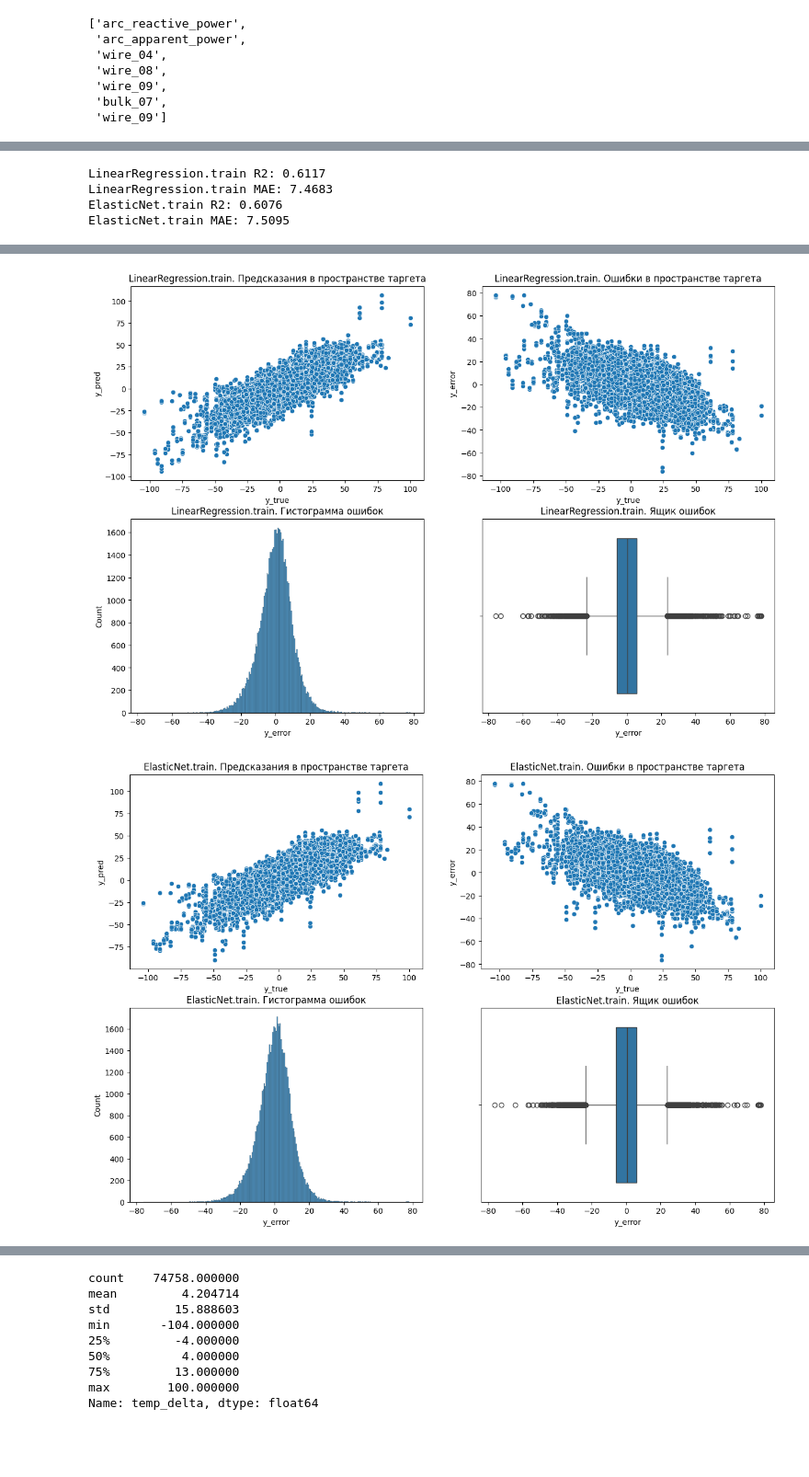
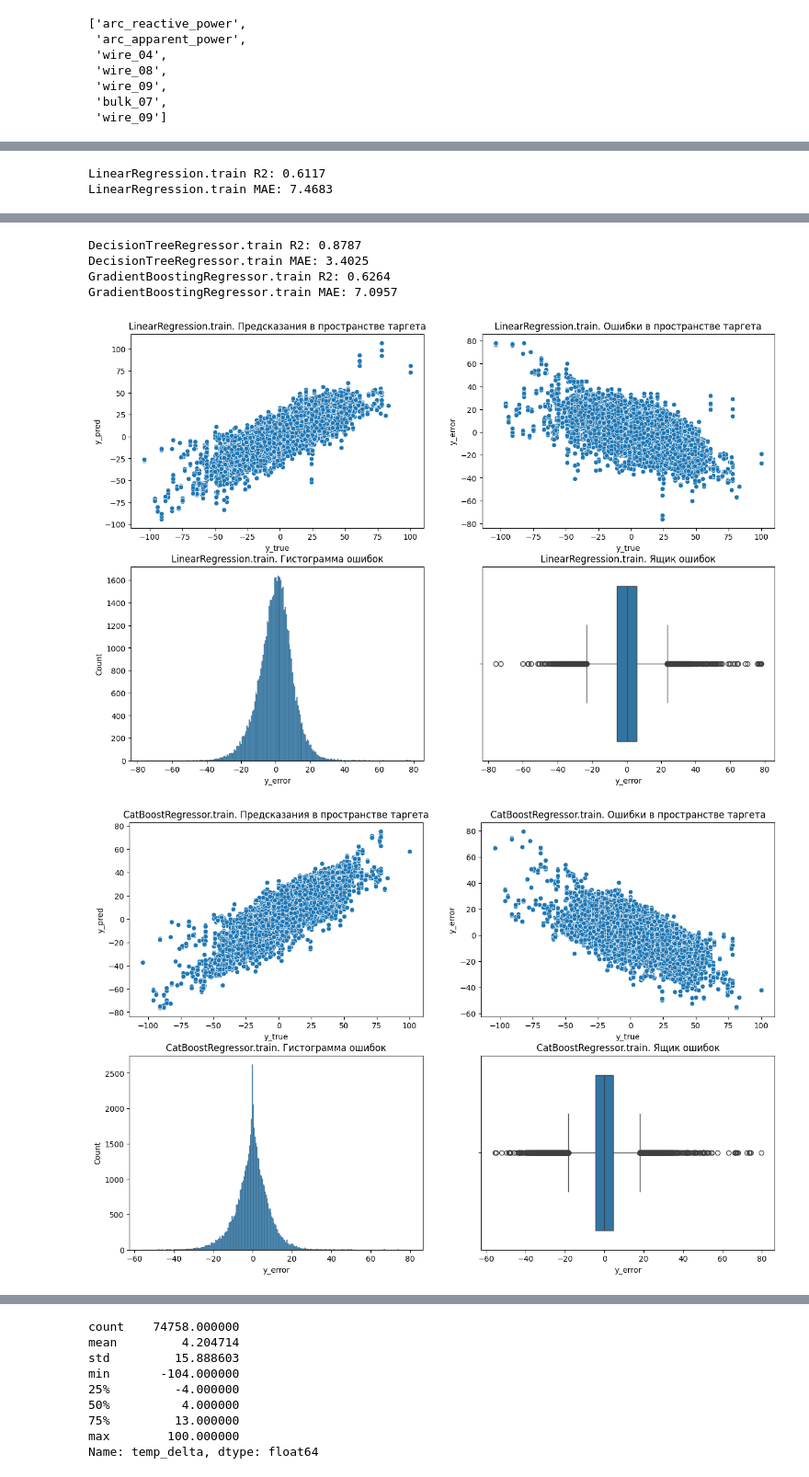
Before and after one commit to wtom76/practicum, a Jupyter notebook: final/0d09d352-9cae-4cc7-85c2-f88ea711ad45.ipynb, the cells around one changed output, grey strips where cells are left out. Shown at 92% size. Drawn from its saved outputs; the diff is of its cells as text; code cells hidden in the pictures; blank space fills up the shorter version.

```diff
--- a/final/0d09d352-9cae-4cc7-85c2-f88ea711ad45.ipynb
+++ b/final/0d09d352-9cae-4cc7-85c2-f88ea711ad45.ipynb
@@ -1108,6 +1109,6 @@ flds_to_drop
 # %%
 class Learn:
-	random_state_	= 61026
+	rnd_seed_		= 61026
 	test_fraction_	= 0.25
 	target_fld_		= 'temp_delta'
 	drop_fld_		= ['temp', 'temp_delta'] + flds_to_drop
@@ -1117,69 +1118,72 @@ class Learn:
 		x = df_wt_key.drop(columns=Learn.drop_fld_)
 		y = df_wt_key[Learn.target_fld_]
 		self.x_train_, self.x_test_, self.y_train_, self.y_test_ =\
-			train_test_split(x, y, test_size=Learn.test_fraction_, random_state=Learn.random_state_)
+			train_test_split(x, y, test_size=Learn.test_fraction_, random_state=Learn.rnd_seed_)
 		self.pipe_lin_reg_ = None
-		self.pipe_elastic_net_ = None
+		self.pipe_cat_boost_ = None
 		self.pipe_tree_ = None
 		self.gradient_boost_ = None
 
 	def linear_regression(self):
-		if not self.pipe_lin_reg_:
+		if self.pipe_lin_reg_ is None:
 			self.pipe_lin_reg_ = Pipeline([
 				('scaler', StandardScaler()),
 				('poly', PolynomialFeatures(degree=2)),
-				#('estimator', LinearRegression())
 				(
 					'estimator',
 					optuna.integration.OptunaSearchCV(
 						LinearRegression(),
 						{},
 						cv=5,
-						random_state=Learn.random_state_,
+						random_state=Learn.rnd_seed_,
 						n_trials=1
 					)
 				)
 			]).fit(self.x_train_, self.y_train_)
 		return self.pipe_lin_reg_
 
-	def elastic_net(self):
-		if not self.pipe_elastic_net_:
-			self.pipe_elastic_net_ = Pipeline([
+	def cat_boost(self):
+		if self.pipe_cat_boost_ is None:
+			self.pipe_cat_boost_ = Pipeline([
 				('scaler', StandardScaler()),
 				('poly', PolynomialFeatures(degree=2)),
 				(
 					'estimator',
-					ElasticNetCV(
-						l1_ratio=[.1, .5, .7, .9, .95, .99, 1],
-						alphas=100,
+					optuna.integration.OptunaSearchCV(
+						CatBoostRegressor(
+							loss_function='MAE',
+							random_seed=Learn.rnd_seed_
+						),
+						{},
 						cv=5,
-						random_state=Learn.random_state_
+						random_state=Learn.rnd_seed_,
+						n_trials=1
 					)
 				)
 			]).fit(self.x_train_, self.y_train_)
-		return self.pipe_elastic_net_
+		return self.pipe_cat_boost_
 
 	def decision_tree(self):
-		if not self.pipe_tree_:
+		if self.pipe_tree_ is None:
 			self.pipe_tree_ = Pipeline([
 				('scaler', StandardScaler()),
 				('poly', PolynomialFeatures(degree=2)),
 				(
 					'estimator',
 					optuna.integration.OptunaSearchCV(
-						DecisionTreeRegressor(random_state=Learn.random_state_),
+						DecisionTreeRegressor(random_state=Learn.rnd_seed_),
 						{
 							'max_depth': optuna.distributions.IntDistribution(1, 20, step=1)
 						},
 						cv=5,
-						random_state=Learn.random_state_
+						random_state=Learn.rnd_seed_
 					)
 				)
 			]).fit(self.x_train_, self.y_train_)
 		return self.pipe_tree_
 
 	def gradient_boost(self):
-		if not self.gradient_boost_:
+		if self.gradient_boost_ is None:
 			self.gradient_boost_ = Pipeline([
 				('scaler', StandardScaler()),
 				('poly', PolynomialFeatures(degree=2)),
@@ -1187,7 +1191,7 @@ class Learn:
 					'estimator',
 					GradientBoostingRegressor(
 						loss='absolute_error',
-						random_state=Learn.random_state_
+						random_state=Learn.rnd_seed_
 					)
 				)
 			]).fit(self.x_train_, self.y_train_)
@@ -1215,7 +1219,7 @@ class Learn:
 learn = Learn(data_all)
 # %%
 learn.explore_train(learn.linear_regression(), 'LinearRegression')
-learn.explore_train(learn.elastic_net(), 'ElasticNet')
+learn.explore_train(learn.cat_boost(), 'CatBoostRegressor')
 learn.explore_train(learn.decision_tree(), 'DecisionTreeRegressor')
 learn.explore_train(learn.gradient_boost(), 'GradientBoostingRegressor')
 # %% [output]
@@ -1224,4 +1228,2 @@ learn.explore_train(learn.gradient_boost(), 'GradientBoostingRegressor')
 LinearRegression.train R2: 0.6117
 LinearRegression.train MAE: 7.4683
-ElasticNet.train R2: 0.6076
-ElasticNet.train MAE: 7.5095
@@ -1243,5 +1277,9 @@ GradientBoostingRegressor.train MAE: 7.0957
+DecisionTreeRegressor.train R2: 0.8787
+DecisionTreeRegressor.train MAE: 3.4025
+GradientBoostingRegressor.train R2: 0.6264
+GradientBoostingRegressor.train MAE: 7.0957
 [figure]
-[figure, old version]
+[figure, new version]
 [figure]
 [figure]
 # %%
```
Also changed, not shown: parts of 30 cells of this notebook, 2 other files.
